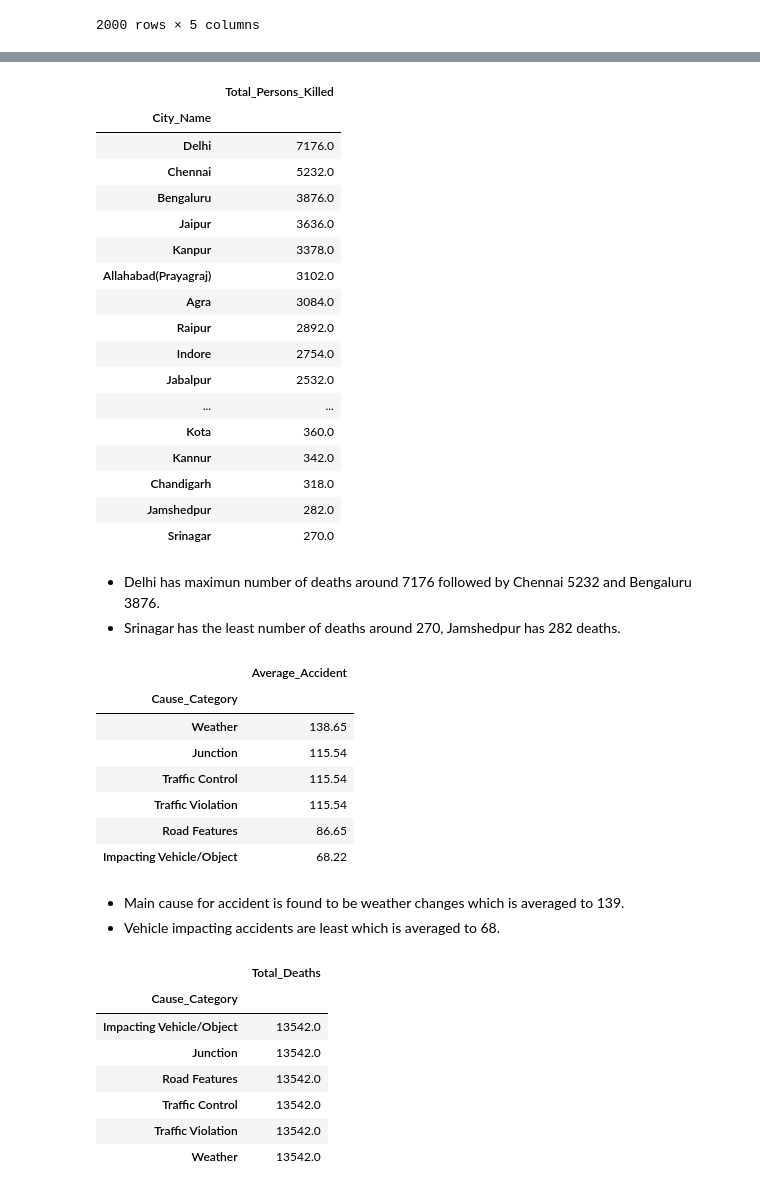
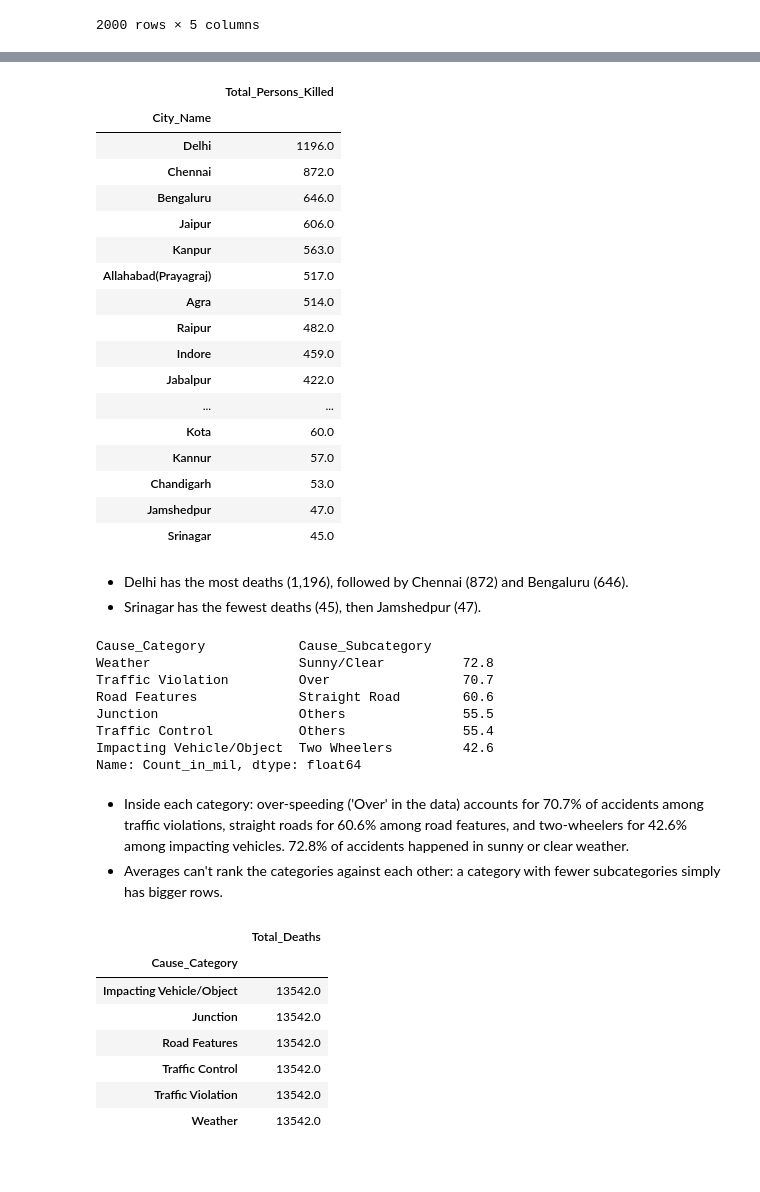
Before and after one commit to abhishek-070911/Data_Analyst_Projects, a Jupyter notebook: Data Analysis/Road Accident/Python File/Road_Accident_pyt.ipynb, the cells around one changed output, grey strips where cells are left out. Drawn from its saved outputs; the diff is of its cells as text; code cells hidden in the pictures.

```diff
--- a/Data Analysis/Road Accident/Python File/Road_Accident_pyt.ipynb
+++ b/Data Analysis/Road Accident/Python File/Road_Accident_pyt.ipynb
@@ -6,9 +6,9 @@ import pandas as pd
 import matplotlib.pyplot as plt
 import seaborn as sns
 # %%
-# Importing dataset
+# Importing dataset (path relative to this notebook, so it runs from a clone of the repo)
 
-import_df = pd.read_csv(r'D:\Prot\Data Analyst\Data Analysis\I_Road Accident\Road Accident.csv')
+import_df = pd.read_csv('../Excel File/Road_Accident_exc.csv')
 # %%
 # Creating copy of the original dataframe
 
@@ -117,0 +129,5 @@ road_accident_df['Count_in_mil'].sum()
+# %%
+# Working from one category: national totals for each outcome
+
+one_category = road_accident_df[road_accident_df['Cause_Category'] == 'Traffic Violation']
+one_category.groupby('Outcome_of_Incident')['Count_in_mil'].sum()
@@ -170,49 +196,50 @@ plt.show()
 # %%
 # Querying for top 5 cities with the highest "Persons Killed"
 
-person_killed = road_accident_df[road_accident_df['Outcome_of_Incident'] == 'Persons Killed'].groupby('City_Name')\
+person_killed = one_category[one_category['Outcome_of_Incident'] == 'Persons Killed'].groupby('City_Name')\
                             .agg(Total_Persons_Killed = ('Count_in_mil','sum')).sort_values(by = 'Total_Persons_Killed',ascending = False)
 person_killed
 # %% [output]
 |  | Total_Persons_Killed |
 | City_Name |  |
-| Delhi | 7176.0 |
-| Chennai | 5232.0 |
-| Bengaluru | 3876.0 |
-| Jaipur | 3636.0 |
-| Kanpur | 3378.0 |
-| Allahabad(Prayagraj) | 3102.0 |
-| Agra | 3084.0 |
-| Raipur | 2892.0 |
-| Indore | 2754.0 |
-| Jabalpur | 2532.0 |
+| Delhi | 1196.0 |
+| Chennai | 872.0 |
+| Bengaluru | 646.0 |
+| Jaipur | 606.0 |
+| Kanpur | 563.0 |
+| Allahabad(Prayagraj) | 517.0 |
+| Agra | 514.0 |
+| Raipur | 482.0 |
+| Indore | 459.0 |
+| Jabalpur | 422.0 |
 | ... | ... |
-| Kota | 360.0 |
-| Kannur | 342.0 |
-| Chandigarh | 318.0 |
-| Jamshedpur | 282.0 |
-| Srinagar | 270.0 |
+| Kota | 60.0 |
+| Kannur | 57.0 |
+| Chandigarh | 53.0 |
+| Jamshedpur | 47.0 |
+| Srinagar | 45.0 |
 # %% [markdown]
-* Delhi has maximun number of deaths around 7176 followed by Chennai 5232 and Bengaluru 3876.
-* Srinagar has the least number of deaths around 270, Jamshedpur has 282 deaths.
+* Delhi has the most deaths (1,196), followed by Chennai (872) and Bengaluru (646).
+* Srinagar has the fewest deaths (45), then Jamshedpur (47).
 # %%
-# Querying for average accidents per Cause_Category
+# Querying for the leading cause inside each Cause_Category (its share of that category's accidents)
+# Categories can't be compared with each other, because each one splits the same accidents.
 
-accident_cause_average = road_accident_df.groupby('Cause_Category').agg(Average_Accident = ('Count_in_mil','mean'))\
-                            .sort_values(by = 'Average_Accident',ascending = False)
-accident_cause_average.round(2)
+cause_share = accidents_only.groupby(['Cause_Category','Cause_Subcategory'])['Count_in_mil'].sum()
+cause_share = (cause_share / cause_share.groupby(level = 0).transform('sum') * 100).round(1)
+cause_share.sort_values(ascending = False).groupby(level = 0).head(1)
 # %% [output]
-|  | Average_Accident |
-| Cause_Category |  |
-| Weather | 138.65 |
-| Junction | 115.54 |
-| Traffic Control | 115.54 |
-| Traffic Violation | 115.54 |
-| Road Features | 86.65 |
-| Impacting Vehicle/Object | 68.22 |
+Cause_Category            Cause_Subcategory
+Weather                   Sunny/Clear          72.8
+Traffic Violation         Over                 70.7
+Road Features             Straight Road        60.6
+Junction                  Others               55.5
+Traffic Control           Others               55.4
+Impacting Vehicle/Object  Two Wheelers         42.6
+Name: Count_in_mil, dtype: float64
 # %% [markdown]
-* Main cause for accident is found to be weather changes which is averaged to 139.
-* Vehicle impacting accidents are least which is averaged to 68.
+* Inside each category: over-speeding ('Over' in the data) accounts for 70.7% of accidents among traffic violations, straight roads for 60.6% among road features, and two-wheelers for 42.6% among impacting vehicles. 72.8% of accidents happened in sunny or clear weather.
+* Averages can't rank the categories against each other: a category with fewer subcategories simply has bigger rows.
 # %%
 # Sorting causes by number of deaths
 
```
Also changed, not shown: parts of 15 cells of this notebook, 3 other files.
